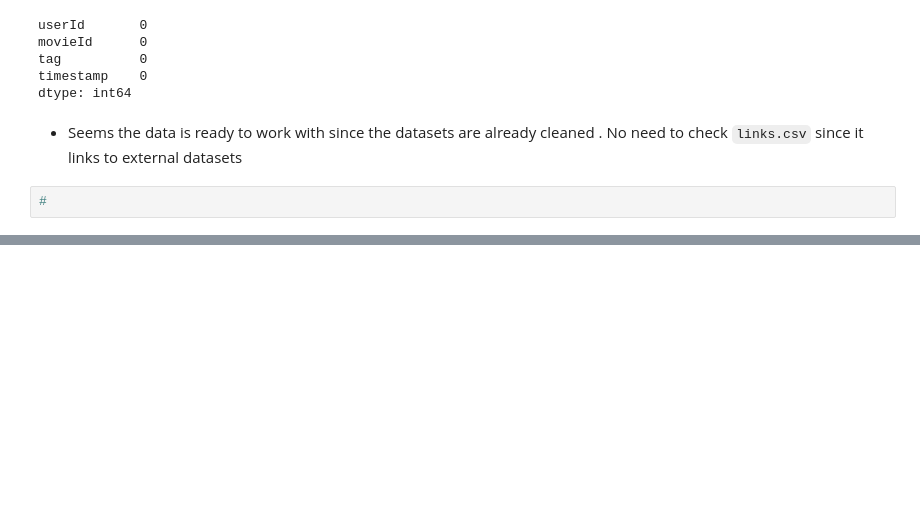
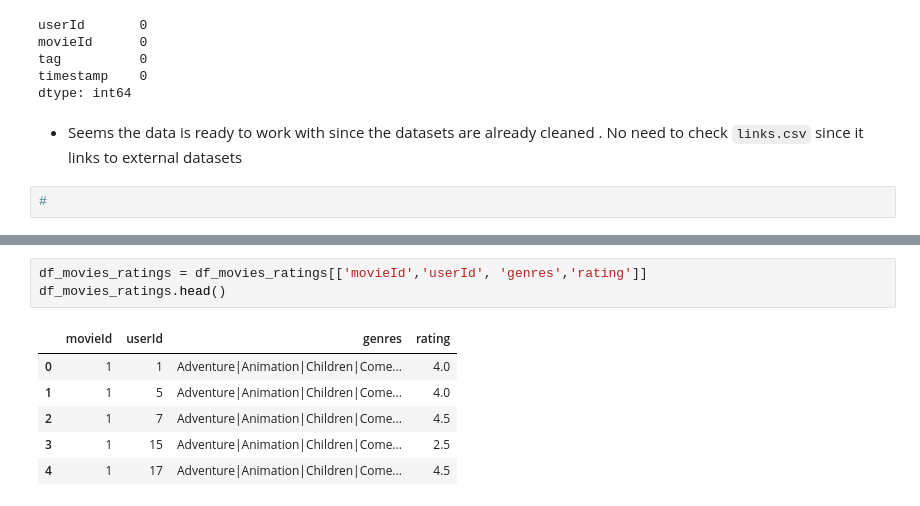
Before and after one commit to ruth-kitasi/Movielens-Recommendation-System, a Jupyter notebook: work_folder/leo.ipynb, the cells around one changed output, grey strips where cells are left out. Cells and saved outputs as stored; diff of their text form; blank space fills up the shorter version.

```diff
--- a/work_folder/leo.ipynb
+++ b/work_folder/leo.ipynb
@@ -309,0 +406,10 @@ dtype: int64
+# %%
+df_movies_ratings = df_movies_ratings[['movieId','userId', 'genres','rating']]
+df_movies_ratings.head()
+# %% [output]
+|  | movieId | userId | genres | rating |
+| 0 | 1 | 1 | Adventure|Animation|Children|Come... | 4.0 |
+| 1 | 1 | 5 | Adventure|Animation|Children|Come... | 4.0 |
+| 2 | 1 | 7 | Adventure|Animation|Children|Come... | 4.5 |
+| 3 | 1 | 15 | Adventure|Animation|Children|Come... | 2.5 |
+| 4 | 1 | 17 | Adventure|Animation|Children|Come... | 4.5 |
```
Also changed, not shown: parts of 15 cells of this notebook.
